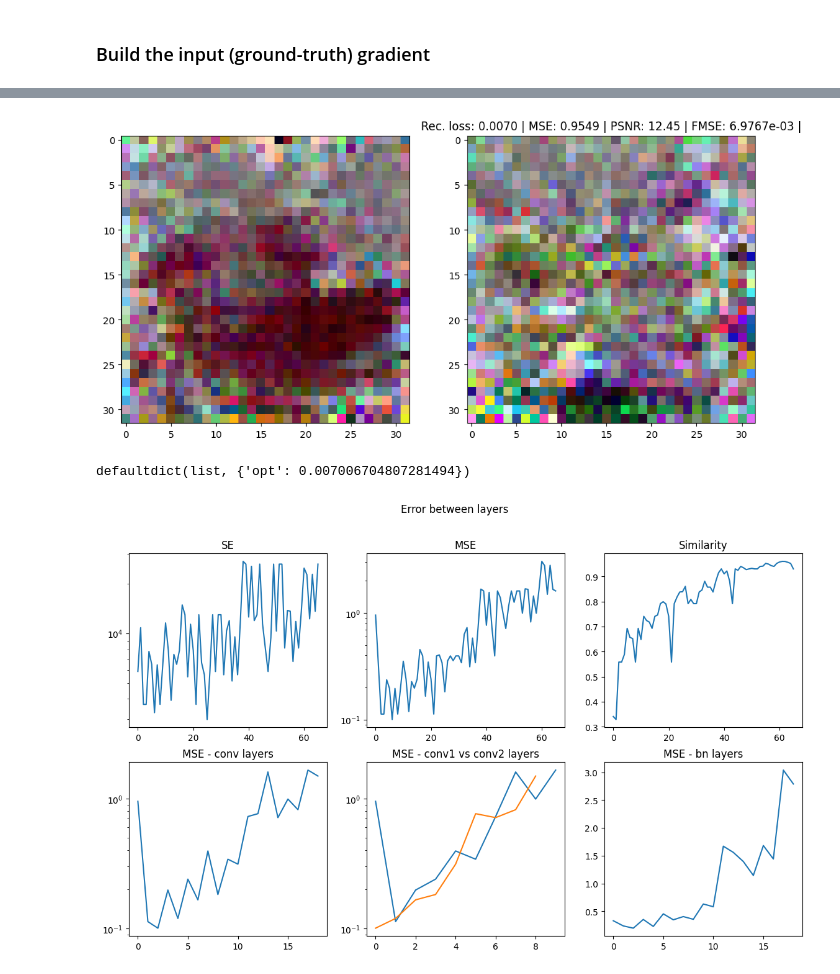
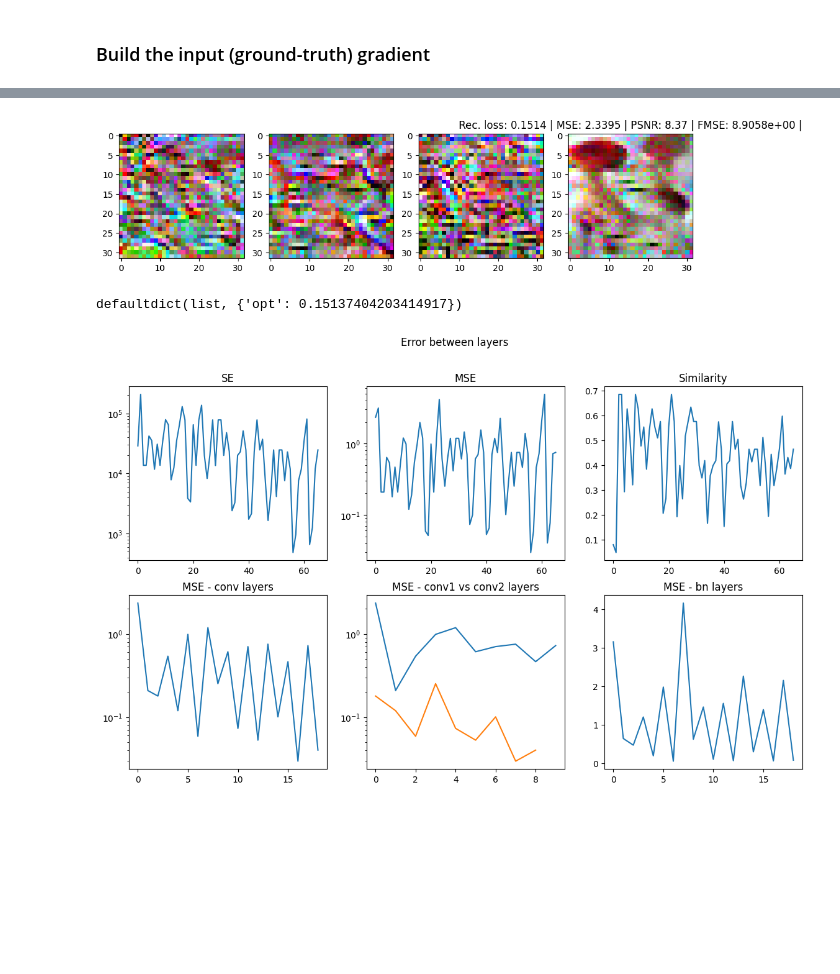
Before and after one commit to s295103/invertinggradients, a Jupyter notebook: Recovery_from_Weight_Updates.ipynb, the cells around one changed output, grey strips where cells are left out. Drawn from its saved outputs; the diff is of its cells as text; code cells hidden in the pictures; blank space fills up the shorter version.

```diff
--- a/Recovery_from_Weight_Updates.ipynb
+++ b/Recovery_from_Weight_Updates.ipynb
@@ -21,8 +21,8 @@ Resolving deltas: 100% (44/44), done.
 # Choose variants here:
 # %%
 arch = 'ResNet20'
-num_images = 2
-trained_model = False
+num_images = 4
+trained_model = True
 # %% [markdown]
 ## System setup:
 # %%
@@ -109,9 +110,9 @@ config = dict(signed=True,
               weights='equal',
               lr=0.1,
               optim='adam',
-              restarts=1,
-              max_iterations=8_000,
-              total_variation=1e-6,
+              restarts=4,
+              max_iterations=24_000,
+              total_variation=1e-5,
               init='randn',
               filter='none',
               lr_decay=True,
@@ -152,8 +150,8 @@ Total time: 1388.646330833435.
-[figure, old version]
+[figure, new version]
 # %%
 stats
 # %% [output]
-defaultdict(list, {'opt': 0.007006704807281494})
+defaultdict(list, {'opt': 0.15137404203414917})
 # %%
 data = inversefed.metrics.activation_errors(model, output, ground_truth)
 
@@ -178,4 +176,4 @@ axes[1, 2].plot(bns)
 axes[1, 2].set_title('MSE - bn layers')
 fig.suptitle('Error between layers');
 # %% [output]
-[figure, old version]
+[figure, new version]
```
Also changed, not shown: parts of 4 cells of this notebook, 2 other files.
